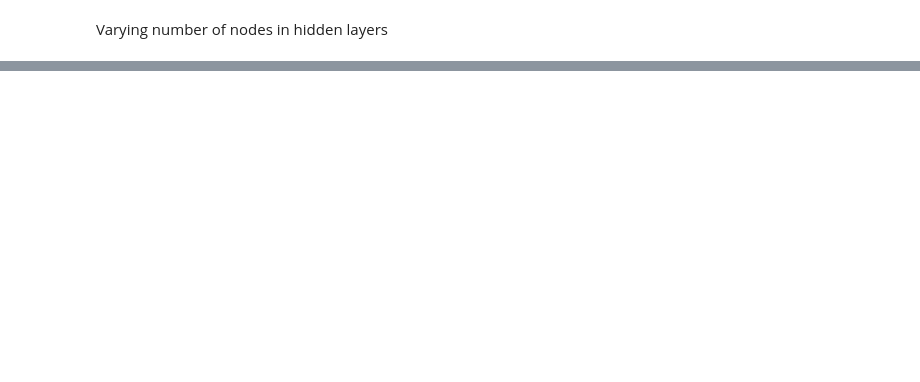
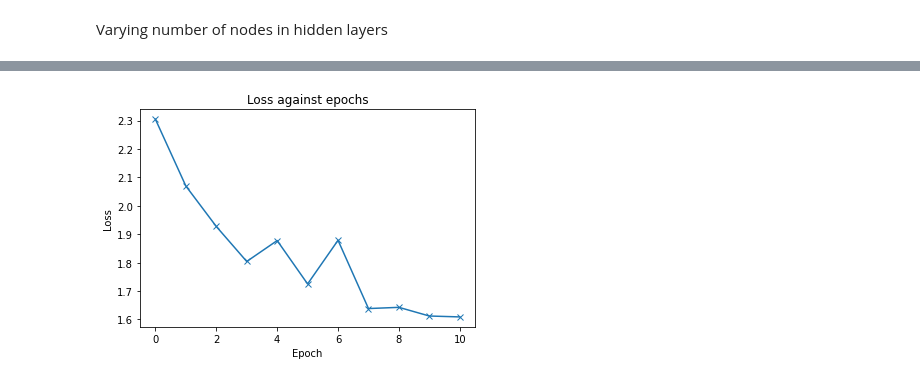
Before and after one commit to EamonnOCearnaigh/NeuralNetworks, a Jupyter notebook: Task 4.ipynb, the cells around one changed output, grey strips where cells are left out. Drawn from its saved outputs; the diff is of its cells as text; code cells hidden in the pictures; blank space fills up the shorter version.

Commit message:
Final Optimised Model

```diff
--- a/Task 4.ipynb
+++ b/Task 4.ipynb
@@ -1072,0 +1255,32 @@ plot_accuracies(history)
+# %%
+class Model_Final(NeuralNetwork):
+    def __init__(self):
+
+        super().__init__()
+        self.linear1 = nn.Linear(input_size, 256) # Input layer
+        self.linear2 = nn.Linear(256, 256) # Hidden layer
+        self.linear3 = nn.Linear(256, 128) # Hidden layer
+        self.linear4 = nn.Linear(128, output_size) # Output layer
+        self.dropout = nn.Dropout(0.15) # Dropout layer: probability set to 0.25
+
+    def forward(self, x):
+
+        # Flatten images into vectors
+        x = x.view(x.size(0), -1)
+
+        # Apply layers & relu functions
+        x = self.linear1(x)
+        x = F.relu(x)
+        x = self.linear2(x)
+        x = F.relu(x)
+        x = self.linear3(x)
+        x = F.relu(x)
+        x = self.dropout(x) # Applying dropout
+        x = self.linear4(x)
+
+        return x
+# %%
+model = move_to_device(Model_Final(), device)
+# %%
+history = [validate_model(model, validation_loader)]
+print(history)
@@ -1072,0 +1289,2 @@ plot_accuracies(history)
+# %%
+history += fit_model(epochs, learning_rate, model, training_loader, validation_loader, optimiser_function)
@@ -1072,0 +1302,4 @@ plot_accuracies(history)
+# %%
+plot_losses(history)
+# %% [output]
+[figure, added]
```
Also changed, not shown: parts of 63 cells of this notebook.
